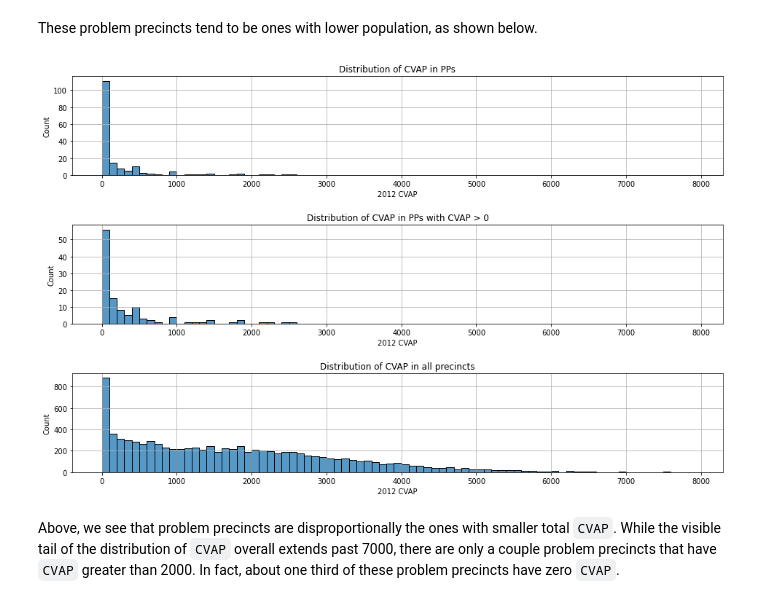
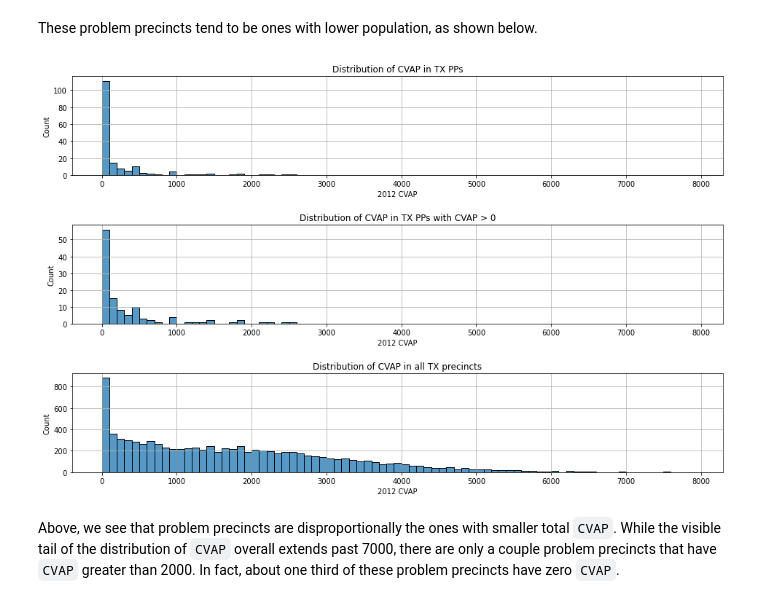
Before and after one commit to mggg/models-race-law, a Jupyter notebook: ei/notebooks/EI_robustness_checks.ipynb, the cells around one changed output. Saved outputs shown, nothing was run; the diff lists cells and outputs as text; code cells hidden in the pictures.

```diff
--- a/ei/notebooks/EI_robustness_checks.ipynb
+++ b/ei/notebooks/EI_robustness_checks.ipynb
@@ -143,31 +143,31 @@ These problem precincts tend to be ones with lower population, as shown below.
 # %%
 fig, ax = plt.subplots(3,1, figsize=(16,10))
 
-ax[0].set_title("Distribution of CVAP in PPs")
+ax[0].set_title("Distribution of CVAP in TX PPs")
 sns.histplot(cvap_pps["CVAP_2012"],
              bins=np.arange(0,8000,100),
              ax = ax[0])
 
 
-ax[1].set_title("Distribution of CVAP in PPs with CVAP > 0")
+ax[1].set_title("Distribution of CVAP in TX PPs with CVAP > 0")
 sns.histplot(cvap_pps_nonzero["CVAP_2012"],
              bins=np.arange(0,8000,100),
              ax = ax[1])
 
-ax[2].set_title("Distribution of CVAP in all precincts")
+ax[2].set_title("Distribution of CVAP in all TX precincts")
 sns.histplot(df["CVAP_2012"],
              bins=np.arange(0,8000,100),
              ax = ax[2])
 
 for i in range(3):
     ax[i].set_xlabel("2012 CVAP")
     ax[i].grid()
 #     ax[i].set_ylim(0,900)
 
 plt.subplots_adjust(hspace=0.5)
 
 plt.show()
 # %% [output]
-[figure, old version]
+[figure, new version]
 # %% [markdown]
 Above, we see that problem precincts are disproportionally the ones with smaller total `CVAP`. While the visible tail of the distribution of `CVAP` overall extends past 7000, there are only a couple problem precincts that have `CVAP` greater than 2000. In fact, about one third of these problem precincts have zero `CVAP`.
```
Also changed, not shown: parts of 4 cells of this notebook, 23 other files.
